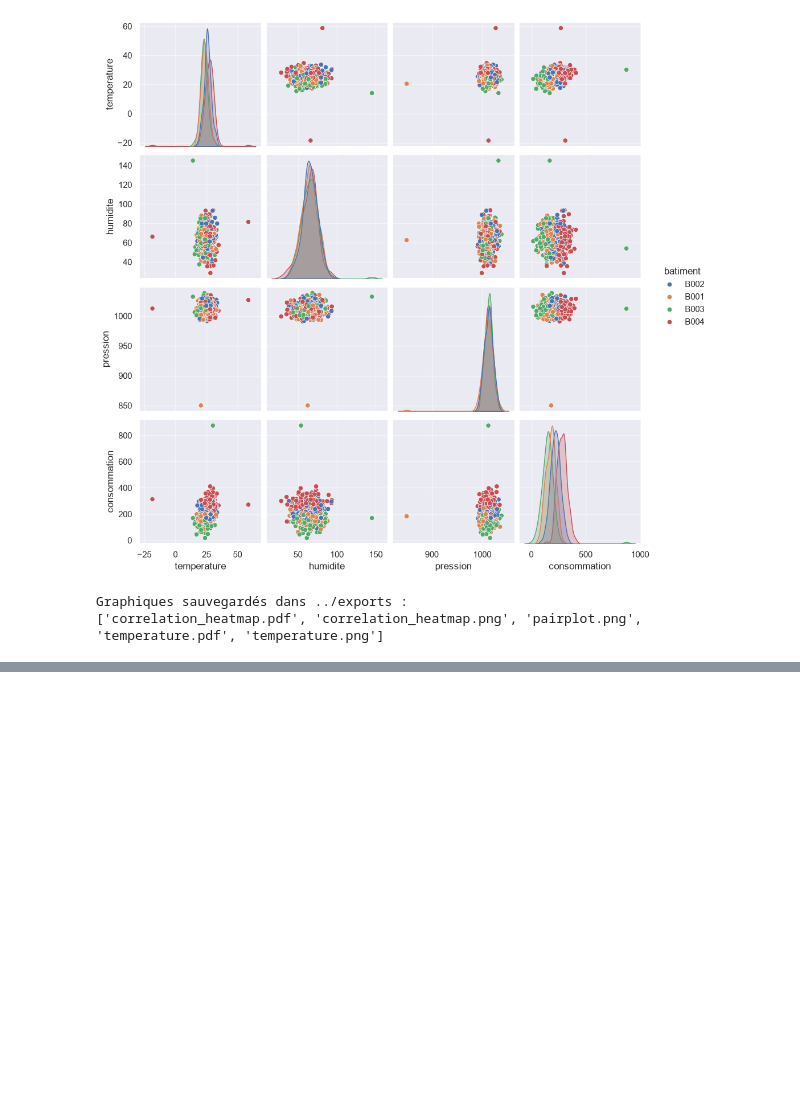
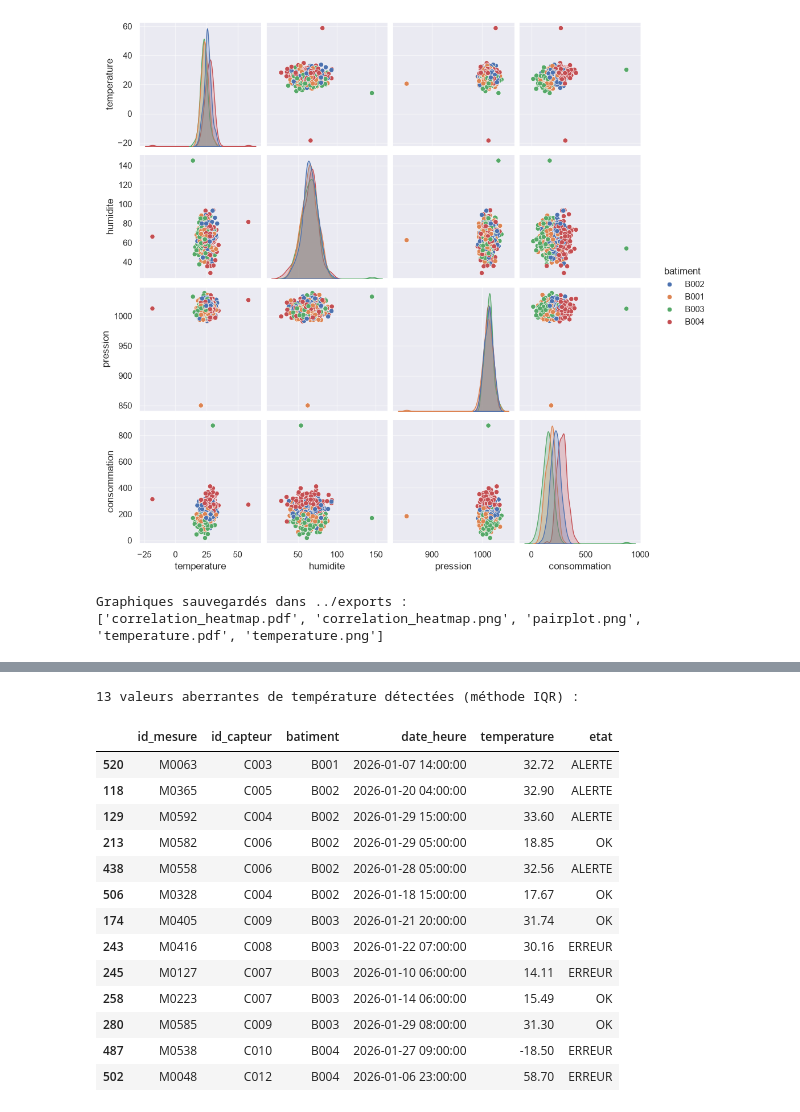
Before and after one commit to Abdouaziz2/atelier_seaborn_iot, a Jupyter notebook: notebooks/atelier_seaborn_iot.ipynb, the cells around one changed output, grey strips where cells are left out. Saved outputs shown, nothing was run; the diff lists cells and outputs as text; code cells hidden in the pictures; blank space fills up the shorter version.

```diff
--- a/notebooks/atelier_seaborn_iot.ipynb
+++ b/notebooks/atelier_seaborn_iot.ipynb
@@ -556,0 +568,32 @@ Graphiques sauvegardés dans ../exports :
+# %%
+def detecter_outliers_iqr(serie):
+    """Renvoie un masque booléen (True = valeur aberrante) selon la méthode IQR."""
+    q1, q3 = serie.quantile(0.25), serie.quantile(0.75)  # 1er et 3e quartile
+    iqr = q3 - q1                                        # écart interquartile
+    borne_inf = q1 - 1.5 * iqr
+    borne_sup = q3 + 1.5 * iqr
+    return (serie < borne_inf) | (serie > borne_sup)     # True si en dehors des bornes
+
+# .transform() applique la fonction À CHAQUE GROUPE (ici chaque bâtiment) et renvoie un résultat
+# de la même taille que df -> important car chaque bâtiment a ses propres bornes normales
+df["temperature_outlier"] = df.groupby("batiment")["temperature"].transform(detecter_outliers_iqr)
+
+outliers = df[df["temperature_outlier"]][["id_mesure", "id_capteur", "batiment", "date_heure", "temperature", "etat"]]
+print(f"{len(outliers)} valeurs aberrantes de température détectées (méthode IQR) :")
+outliers.sort_values("batiment")
+# %% [output]
+13 valeurs aberrantes de température détectées (méthode IQR) :
+|  | id_mesure | id_capteur | batiment | date_heure | temperature | etat |
+| 520 | M0063 | C003 | B001 | 2026-01-07 14:00:00 | 32.72 | ALERTE |
+| 118 | M0365 | C005 | B002 | 2026-01-20 04:00:00 | 32.90 | ALERTE |
+| 129 | M0592 | C004 | B002 | 2026-01-29 15:00:00 | 33.60 | ALERTE |
+| 213 | M0582 | C006 | B002 | 2026-01-29 05:00:00 | 18.85 | OK |
+| 438 | M0558 | C006 | B002 | 2026-01-28 05:00:00 | 32.56 | ALERTE |
+| 506 | M0328 | C004 | B002 | 2026-01-18 15:00:00 | 17.67 | OK |
+| 174 | M0405 | C009 | B003 | 2026-01-21 20:00:00 | 31.74 | OK |
+| 243 | M0416 | C008 | B003 | 2026-01-22 07:00:00 | 30.16 | ERREUR |
+| 245 | M0127 | C007 | B003 | 2026-01-10 06:00:00 | 14.11 | ERREUR |
+| 258 | M0223 | C007 | B003 | 2026-01-14 06:00:00 | 15.49 | OK |
+| 280 | M0585 | C009 | B003 | 2026-01-29 08:00:00 | 31.30 | OK |
+| 487 | M0538 | C010 | B004 | 2026-01-27 09:00:00 | -18.50 | ERREUR |
+| 502 | M0048 | C012 | B004 | 2026-01-06 23:00:00 | 58.70 | ERREUR |
```
Also changed, not shown: parts of 4 cells of this notebook, 1 other file.
